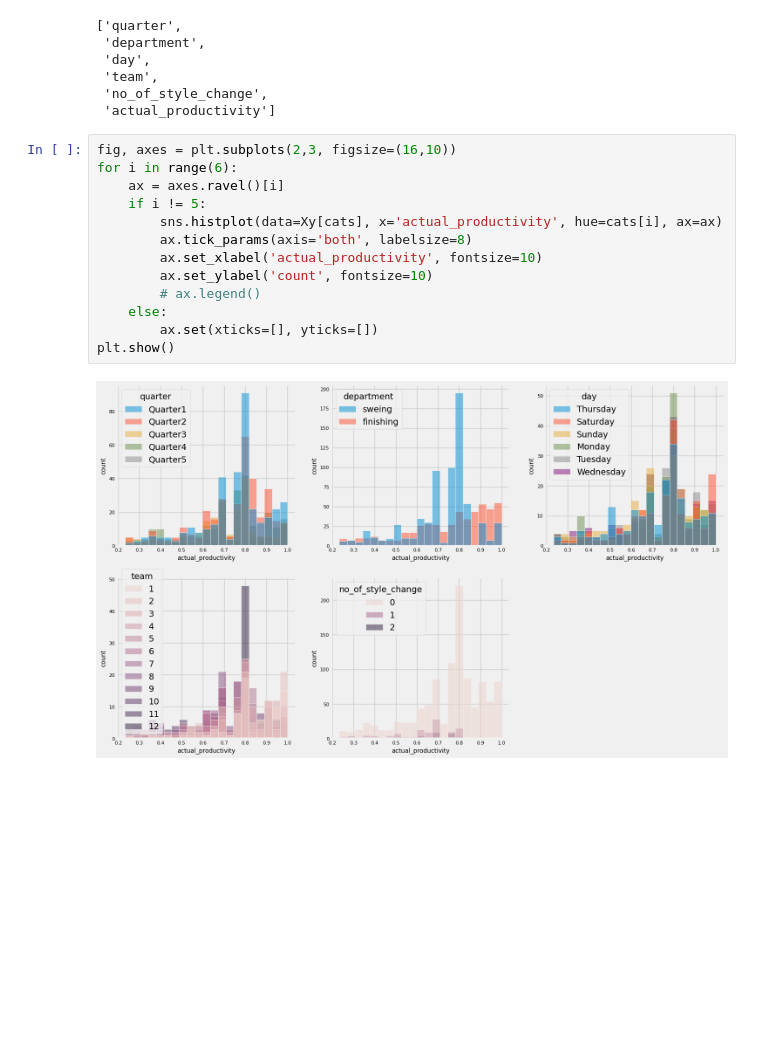
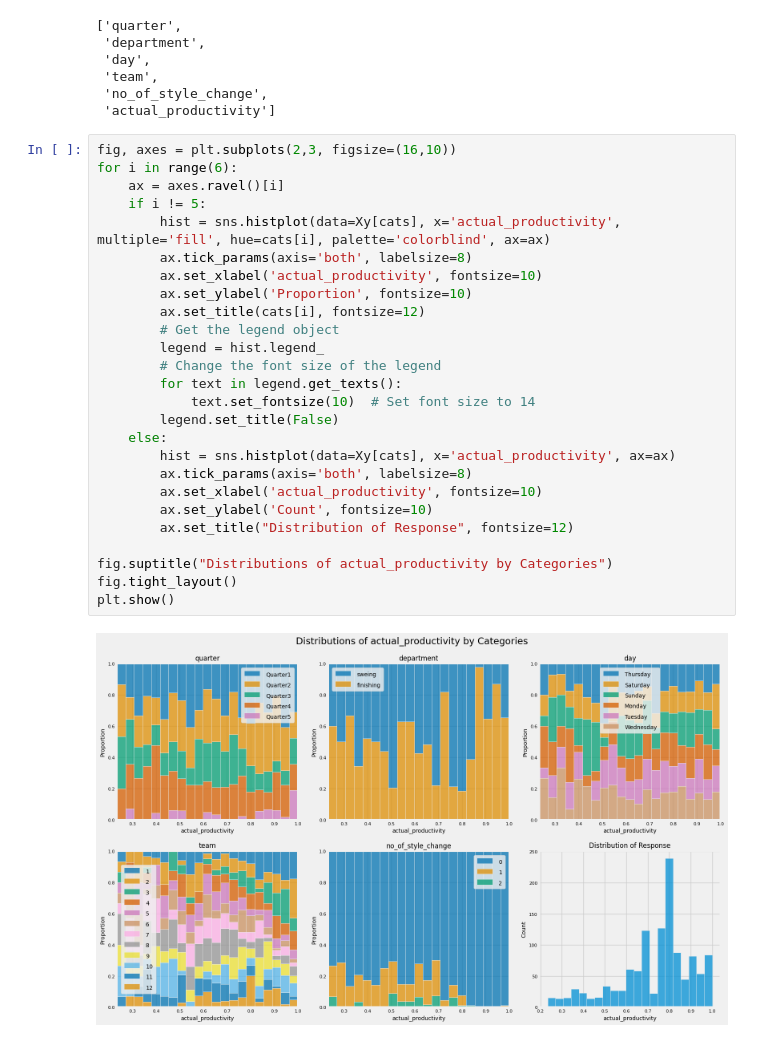
Before and after one commit to moscmh/productivity-prediction, a Jupyter notebook: garment.ipynb, the cells around one changed output. Cells and saved outputs as stored; diff of their text form; blank space fills up the shorter version.

```diff
--- a/garment.ipynb
+++ b/garment.ipynb
@@ -388,15 +388,28 @@ cats
 # %%
 fig, axes = plt.subplots(2,3, figsize=(16,10))
 for i in range(6):
     ax = axes.ravel()[i]
     if i != 5:
-        sns.histplot(data=Xy[cats], x='actual_productivity', hue=cats[i], ax=ax)
+        hist = sns.histplot(data=Xy[cats], x='actual_productivity', multiple='fill', hue=cats[i], palette='colorblind', ax=ax)
         ax.tick_params(axis='both', labelsize=8)
         ax.set_xlabel('actual_productivity', fontsize=10)
-        ax.set_ylabel('count', fontsize=10)
-        # ax.legend()
+        ax.set_ylabel('Proportion', fontsize=10)
+        ax.set_title(cats[i], fontsize=12)
+        # Get the legend object
+        legend = hist.legend_
+        # Change the font size of the legend
+        for text in legend.get_texts():
+            text.set_fontsize(10)  # Set font size to 14
+        legend.set_title(False)
     else:
-        ax.set(xticks=[], yticks=[])
+        hist = sns.histplot(data=Xy[cats], x='actual_productivity', ax=ax)
+        ax.tick_params(axis='both', labelsize=8)
+        ax.set_xlabel('actual_productivity', fontsize=10)
+        ax.set_ylabel('Count', fontsize=10)
+        ax.set_title("Distribution of Response", fontsize=12)
+
+fig.suptitle("Distributions of actual_productivity by Categories")
+fig.tight_layout()
 plt.show()
 # %% [output]
-[figure, old version]
+[figure, new version]
```
Also changed, not shown: parts of 2 cells of this notebook.
